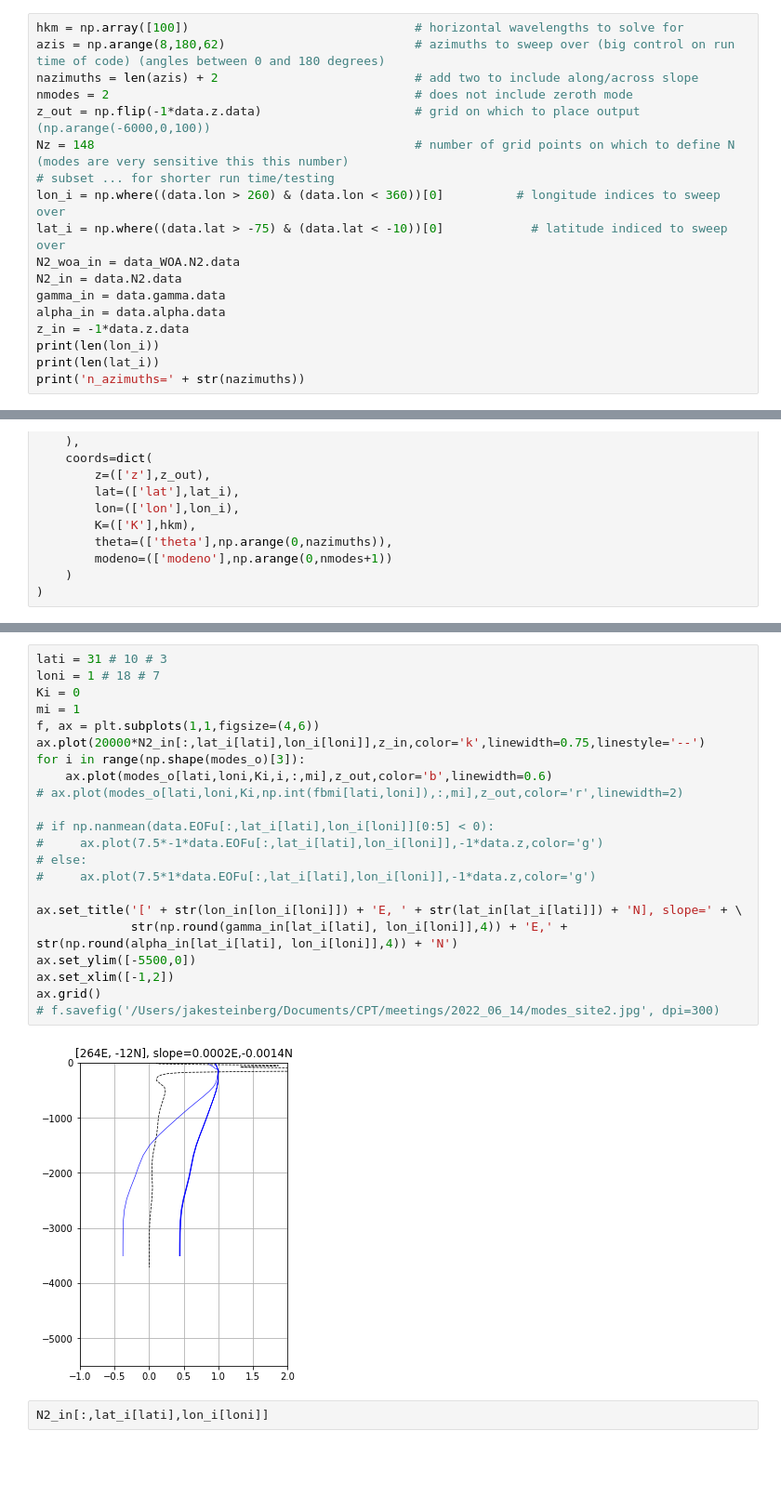
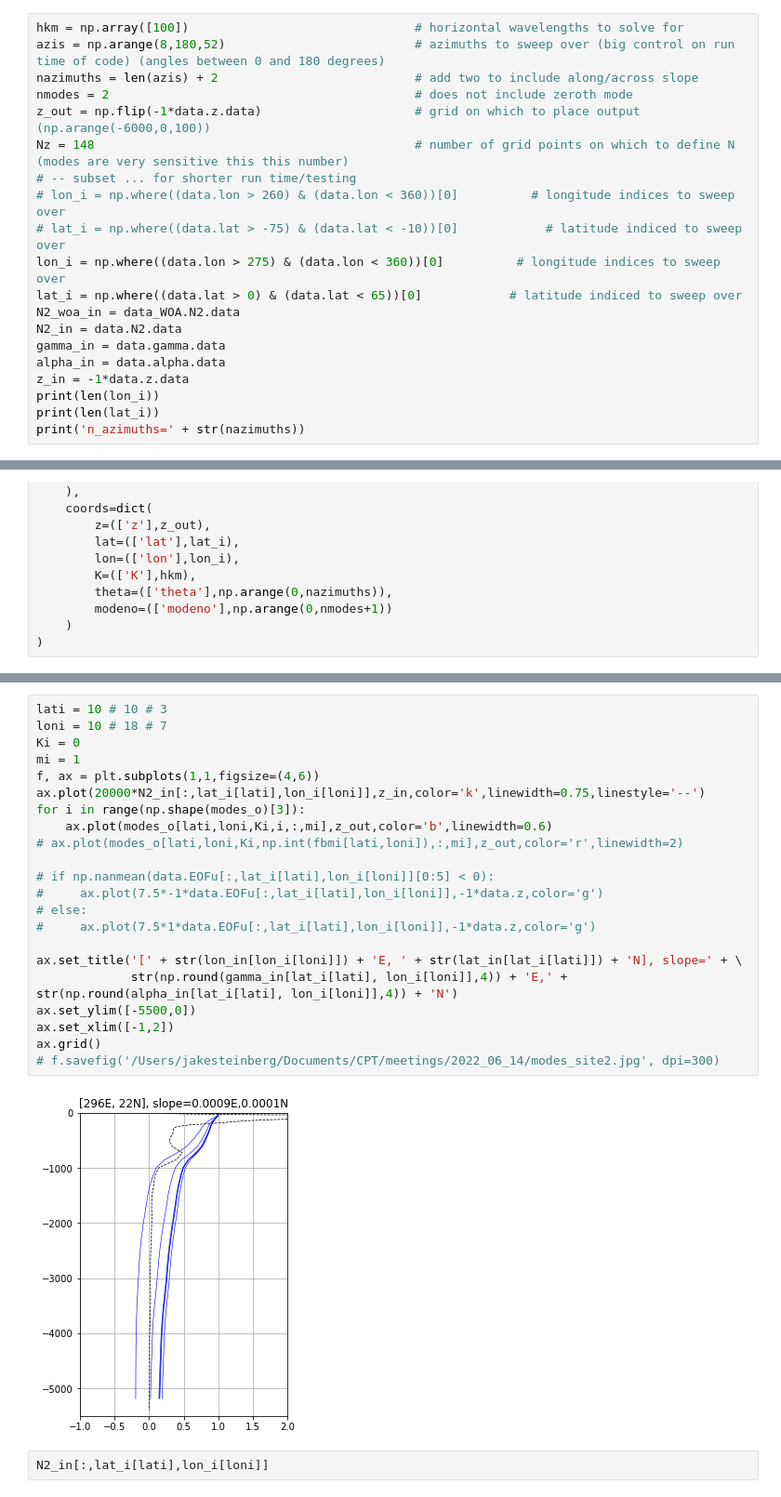
Before and after one commit to jakesteinberg/CPT, a Jupyter notebook: bottom_slope_compute_mode.ipynb, the cells around one changed output, grey strips where cells are left out. Shown at 93% size. Drawn from its saved outputs; the diff is of its cells as text; blank space fills up the shorter version.

```diff
--- a/bottom_slope_compute_mode.ipynb
+++ b/bottom_slope_compute_mode.ipynb
@@ -25,14 +27,16 @@ lon_in = data.lon.data
 lat_in = data.lat.data
 # %%
 hkm = np.array([100])                               # horizontal wavelengths to solve for
-azis = np.arange(8,180,62)                          # azimuths to sweep over (big control on run time of code) (angles between 0 and 180 degrees)
+azis = np.arange(8,180,52)                          # azimuths to sweep over (big control on run time of code) (angles between 0 and 180 degrees)
 nazimuths = len(azis) + 2                           # add two to include along/across slope
 nmodes = 2                                          # does not include zeroth mode
 z_out = np.flip(-1*data.z.data)                     # grid on which to place output (np.arange(-6000,0,100))
 Nz = 148                                            # number of grid points on which to define N (modes are very sensitive this this number)
-# subset ... for shorter run time/testing
-lon_i = np.where((data.lon > 260) & (data.lon < 360))[0]          # longitude indices to sweep over
-lat_i = np.where((data.lat > -75) & (data.lat < -10))[0]            # latitude indiced to sweep over
+# -- subset ... for shorter run time/testing
+# lon_i = np.where((data.lon > 260) & (data.lon < 360))[0]          # longitude indices to sweep over
+# lat_i = np.where((data.lat > -75) & (data.lat < -10))[0]            # latitude indiced to sweep over
+lon_i = np.where((data.lon > 275) & (data.lon < 360))[0]          # longitude indices to sweep over
+lat_i = np.where((data.lat > 0) & (data.lat < 65))[0]            # latitude indiced to sweep over
 N2_woa_in = data_WOA.N2.data
 N2_in = data.N2.data
 gamma_in = data.gamma.data
@@ -252,27 +256,27 @@ ds.to_netcdf('/Users/jakesteinberg/Documents/CPT/vertical_structure/CM_compariso
 # %%
-lati = 31 # 10 # 3
-loni = 1 # 18 # 7
+lati = 10 # 10 # 3
+loni = 10 # 18 # 7
 Ki = 0
 mi = 1
 f, ax = plt.subplots(1,1,figsize=(4,6))
 ax.plot(20000*N2_in[:,lat_i[lati],lon_i[loni]],z_in,color='k',linewidth=0.75,linestyle='--')
 for i in range(np.shape(modes_o)[3]):
     ax.plot(modes_o[lati,loni,Ki,i,:,mi],z_out,color='b',linewidth=0.6)
 # ax.plot(modes_o[lati,loni,Ki,np.int(fbmi[lati,loni]),:,mi],z_out,color='r',linewidth=2)
 
 # if np.nanmean(data.EOFu[:,lat_i[lati],lon_i[loni]][0:5] < 0):
 #     ax.plot(7.5*-1*data.EOFu[:,lat_i[lati],lon_i[loni]],-1*data.z,color='g')
 # else:
 #     ax.plot(7.5*1*data.EOFu[:,lat_i[lati],lon_i[loni]],-1*data.z,color='g')
 
 ax.set_title('[' + str(lon_in[lon_i[loni]]) + 'E, ' + str(lat_in[lat_i[lati]]) + 'N], slope=' + \
              str(np.round(gamma_in[lat_i[lati], lon_i[loni]],4)) + 'E,' + str(np.round(alpha_in[lat_i[lati], lon_i[loni]],4)) + 'N')
 ax.set_ylim([-5500,0])
 ax.set_xlim([-1,2])
 ax.grid()
 # f.savefig('/Users/jakesteinberg/Documents/CPT/meetings/2022_06_14/modes_site2.jpg', dpi=300)
 # %% [output]
-[figure, old version]
+[figure, new version]
 # %%
 N2_in[:,lat_i[lati],lon_i[loni]]
 # %% [output]
```
Also changed, not shown: parts of 6 cells of this notebook, 3 other files.
